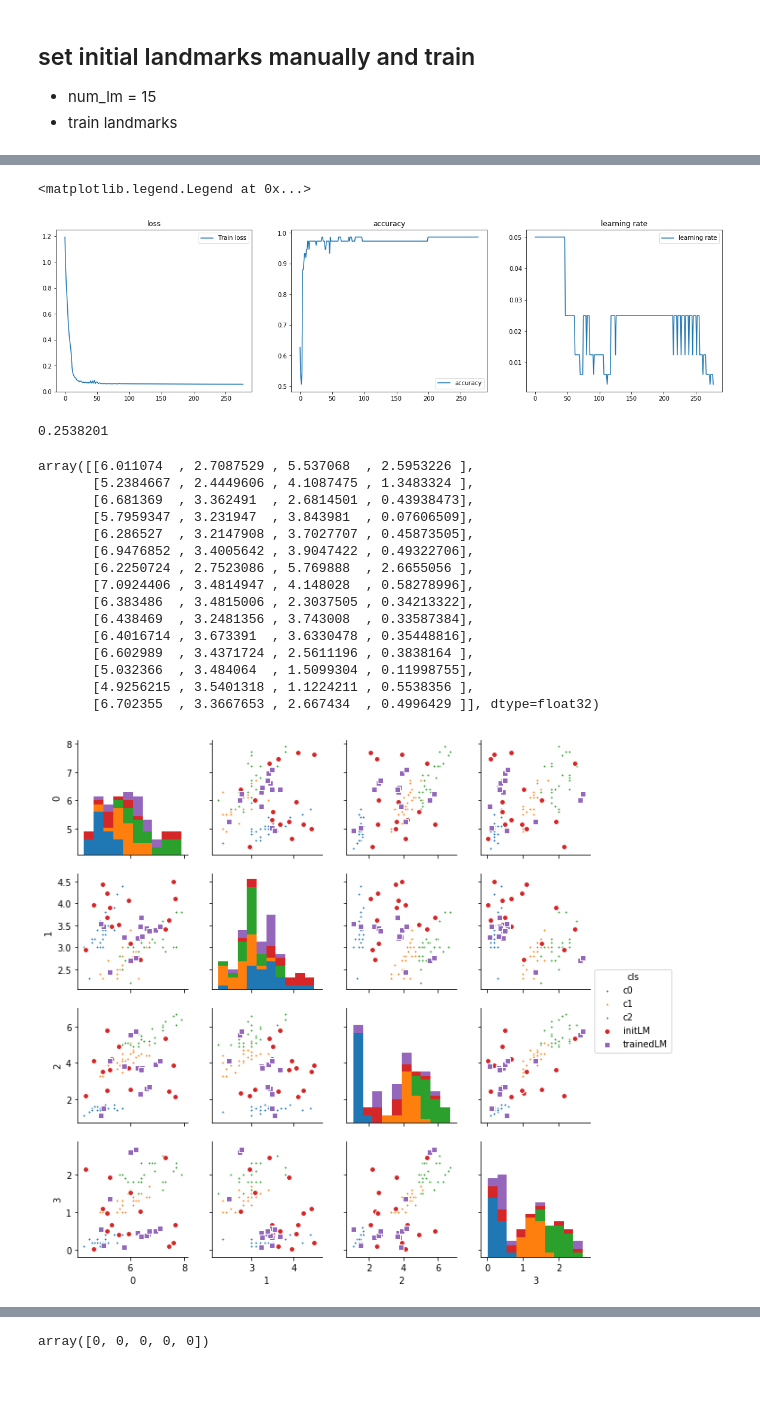
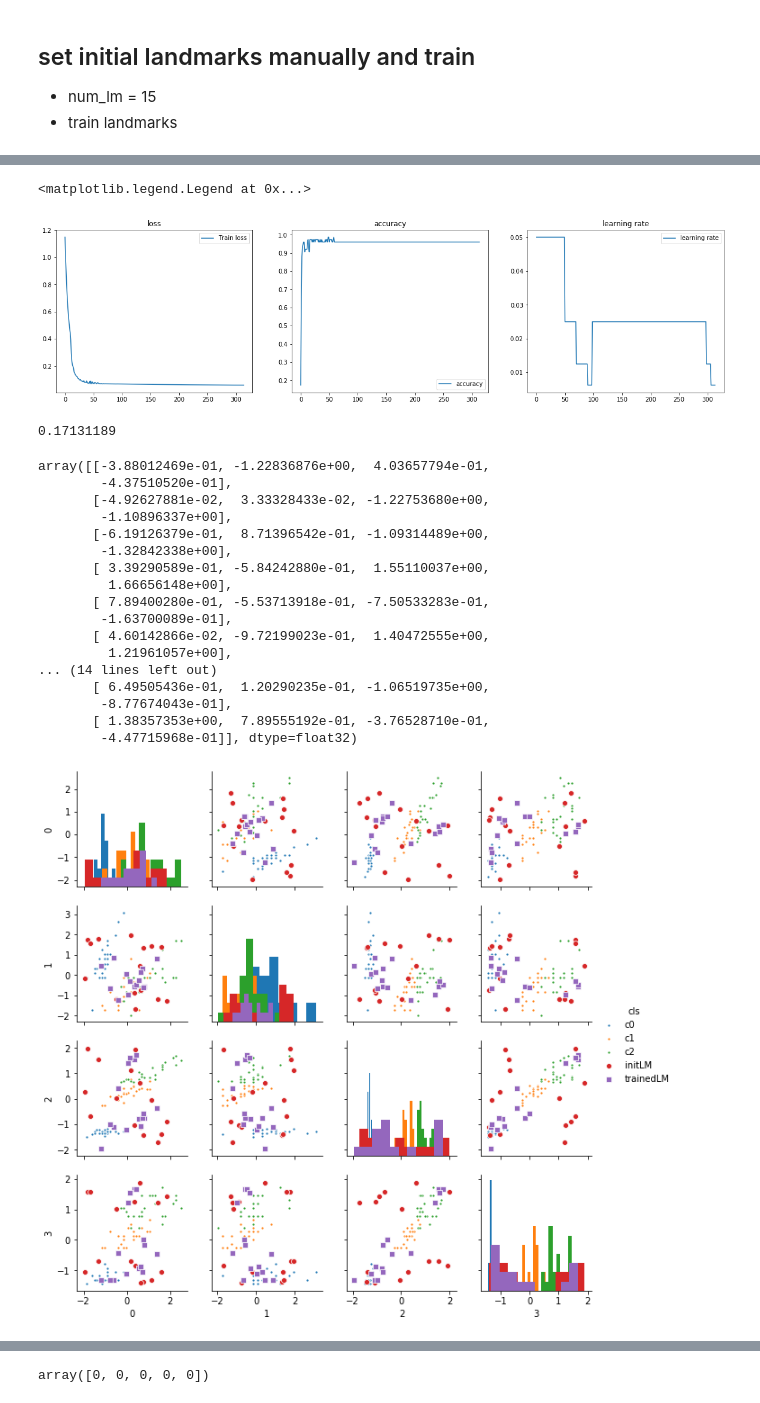
Before and after one commit to darecophoenixx/wordroid.sblo.jp, a Jupyter notebook: demo/gkernel/RBFClassifier/dev_001-iris.ipynb, the cells around one changed output, grey strips where cells are left out. Drawn from its saved outputs; the diff is of its cells as text; code cells hidden in the pictures.

```diff
--- a/demo/gkernel/RBFClassifier/dev_001-iris.ipynb
+++ b/demo/gkernel/RBFClassifier/dev_001-iris.ipynb
@@ -40,8 +40,11 @@ from keras_ex.gkernel.sklearn import (
     make_model
 )
 # %%
+from sklearn import preprocessing
+
 iris = datasets.load_iris()
 X = iris.data.astype(np.float32)
+X = preprocessing.scale(X)
 Y = iris.target
 N = Y.size
 Y2 = keras.utils.to_categorical(Y, num_classes=3)
@@ -788,10 +581,10 @@ weighted avg       0.98      0.97      0.97        75
 # %%
 num_lm = 15
 init_lm = np.c_[
-    np.random.random((num_lm,))*4+4,
-    np.random.random((num_lm,))*2+2.5,
-    np.random.random((num_lm,))*4+2,
-    np.random.random((num_lm,))*2.5
+    np.random.random((num_lm,))*4-2,
+    np.random.random((num_lm,))*4-2,
+    np.random.random((num_lm,))*4-2,
+    np.random.random((num_lm,))*4-2
 ]
 # init_lm = np.c_[
 #     np.random.random((num_lm,)),
@@ -803,6 +596,7 @@ init_lm = np.c_[
 clf = RBFClassifier(
     num_lm=num_lm,
     lm=init_lm,
+    gamma='scale',
     make_model_gkernel=make_model_gkernel3
 )
 # %%
@@ -834,5 +628,5 @@ fig = sns.pairplot(df, markers=['.']*3+['o'], hue='cls', size=2.2, diag_kind='hi
 # %%
 %%time
 #hst = clf.fit(xtrain, ytrain, epochs=500, batch_size=256, verbose=0)
-hst = clf.fit(xtrain, ytrain, epochs=200, verbose=0)
+hst = clf.fit(xtrain, ytrain, epochs=50, verbose=0)
 # %% [output]
@@ -851,14 +645,14 @@ ax[1].legend()
 ax[2].legend()
 # %% [output]
 <matplotlib.legend.Legend at 0x...>
-[figure, old version]
+[figure, new version]
 # %%
 '''
 trained gamma
 '''
 clf.current_gamma()
 # %% [output]
-0.2538201
+0.17131189
 # %%
 '''
 trained landmarks
@@ -866,29 +660,31 @@ trained landmarks
 lm = clf.current_lm()
 lm
 # %% [output]
-array([[6.011074  , 2.7087529 , 5.537068  , 2.5953226 ],
-       [5.2384667 , 2.4449606 , 4.1087475 , 1.3483324 ],
-       [6.681369  , 3.362491  , 2.6814501 , 0.43938473],
-       [5.7959347 , 3.231947  , 3.843981  , 0.07606509],
-       [6.286527  , 3.2147908 , 3.7027707 , 0.45873505],
-       [6.9476852 , 3.4005642 , 3.9047422 , 0.49322706],
-       [6.2250724 , 2.7523086 , 5.769888  , 2.6655056 ],
-       [7.0924406 , 3.4814947 , 4.148028  , 0.58278996],
-       [6.383486  , 3.4815006 , 2.3037505 , 0.34213322],
-       [6.438469  , 3.2481356 , 3.743008  , 0.33587384],
-       [6.4016714 , 3.673391  , 3.6330478 , 0.35448816],
-       [6.602989  , 3.4371724 , 2.5611196 , 0.3838164 ],
-       [5.032366  , 3.484064  , 1.5099304 , 0.11998755],
-       [4.9256215 , 3.5401318 , 1.1224211 , 0.5538356 ],
-       [6.702355  , 3.3667653 , 2.667434  , 0.4996429 ]], dtype=float32)
+array([[-3.88012469e-01, -1.22836876e+00,  4.03657794e-01,
+        -4.37510520e-01],
+       [-4.92627881e-02,  3.33328433e-02, -1.22753680e+00,
+        -1.10896337e+00],
+       [-6.19126379e-01,  8.71396542e-01, -1.09314489e+00,
+        -1.32842338e+00],
+       [ 3.39290589e-01, -5.84242880e-01,  1.55110037e+00,
+         1.66656148e+00],
+       [ 7.89400280e-01, -5.53713918e-01, -7.50533283e-01,
+        -1.63700089e-01],
+       [ 4.60142866e-02, -9.72199023e-01,  1.40472555e+00,
+         1.21961057e+00],
+... (14 lines left out)
+       [ 6.49505436e-01,  1.20290235e-01, -1.06519735e+00,
+        -8.77674043e-01],
+       [ 1.38357353e+00,  7.89555192e-01, -3.76528710e-01,
+        -4.47715968e-01]], dtype=float32)
 # %%
 df = pd.DataFrame(np.r_[xtrain, init_lm, lm])
 df['cls'] = ['c'+str(ee) for ee in np.argmax(ytrain, axis=1)] + ['initLM']*init_lm.shape[0] + ['trainedLM']*lm.shape[0]
 df.head()
 
-fig = sns.pairplot(df, markers=['.']*3+['o','s'], hue='cls', size=2.2, diag_kind='hist')
+fig = sns.pairplot(df, markers=['.']*3+['o','s'], hue='cls', height=2.2, diag_kind='hist')
 # %% [output]
-[figure, old version]
+[figure, new version]
 # %%
 clf.predict_proba(xtest)[:5]
 # %% [output]
```
Also changed, not shown: parts of 131 cells of this notebook, 4 other files.
